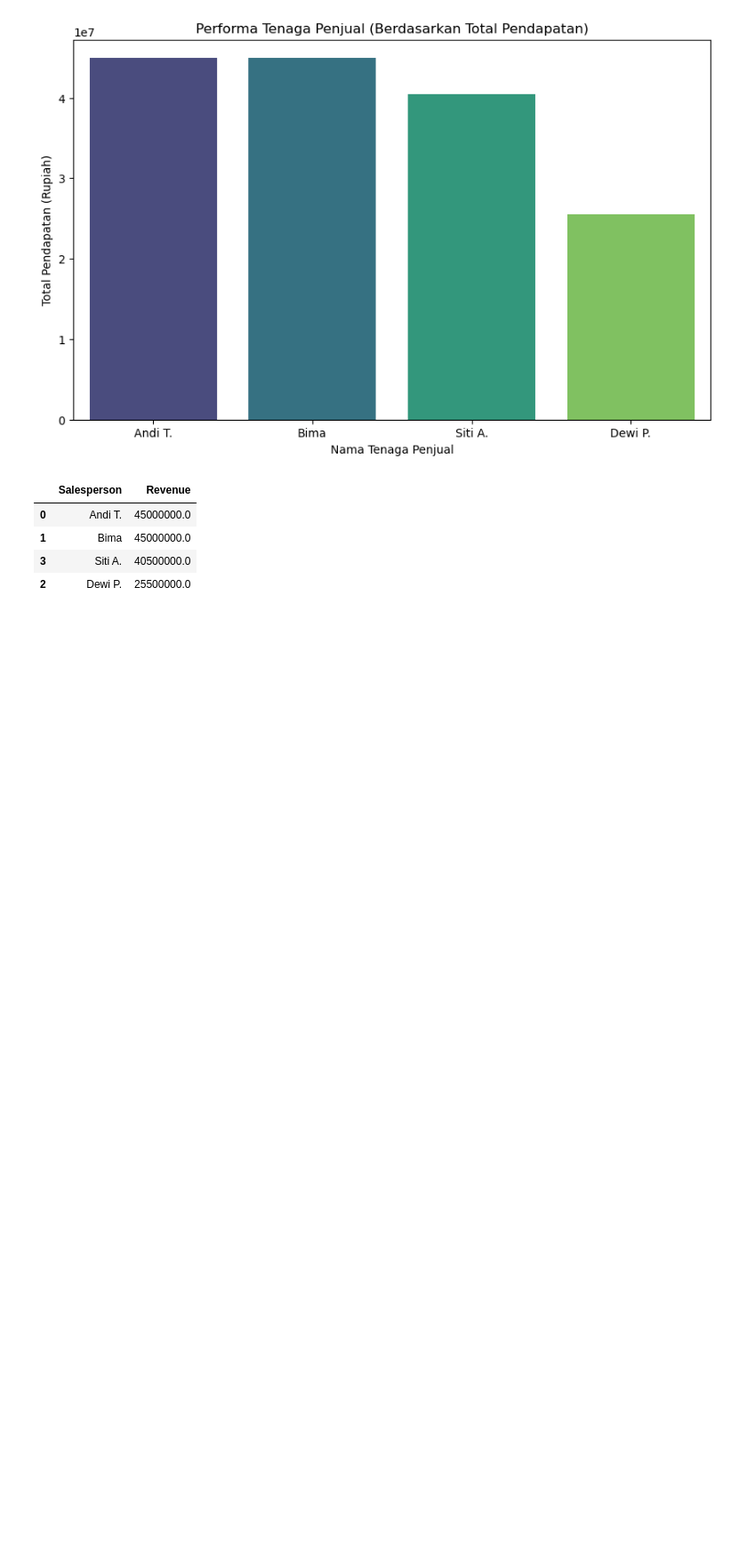
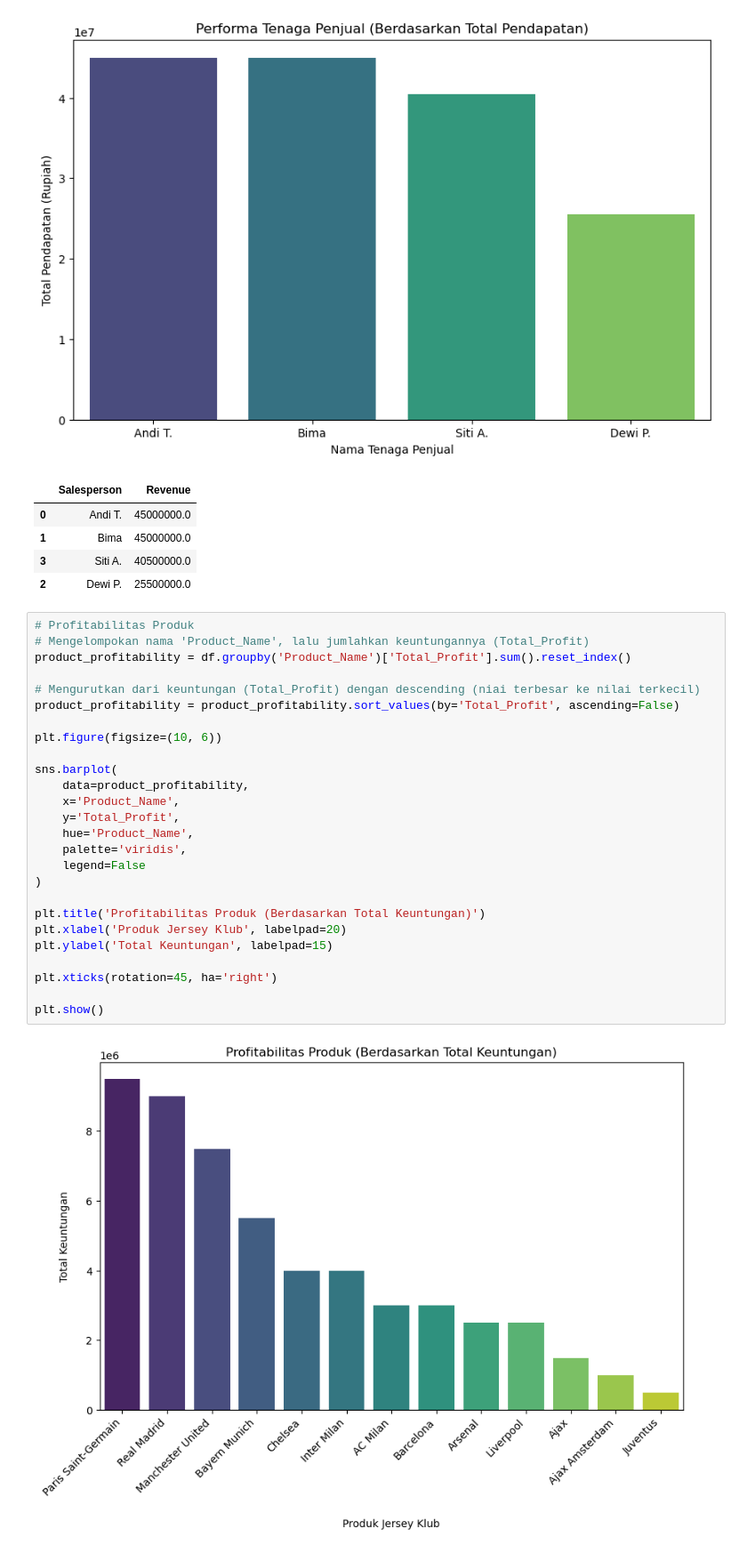
Before and after one commit to rottiiibakarr/Capstone_Project_Data_Cleaning, a Jupyter notebook: Portfolio_RetailSales_&_Profitability_Analytics/data_visualization.ipynb, the cells around one changed output. Shown at 89% size. Drawn from its saved outputs; the diff is of its cells as text; blank space fills up the shorter version.

Commit message:
Commit: Profitabilitas Produk

```diff
--- a/Portfolio_RetailSales_&_Profitability_Analytics/data_visualization.ipynb
+++ b/Portfolio_RetailSales_&_Profitability_Analytics/data_visualization.ipynb
@@ -39,3 +39,31 @@ sales_performance
 | 1 | Bima | 45000000.0 |
 | 3 | Siti A. | 40500000.0 |
 | 2 | Dewi P. | 25500000.0 |
+# %%
+# Profitabilitas Produk
+# Mengelompokan nama 'Product_Name', lalu jumlahkan keuntungannya (Total_Profit)
+product_profitability = df.groupby('Product_Name')['Total_Profit'].sum().reset_index()
+
+# Mengurutkan dari keuntungan (Total_Profit) dengan descending (niai terbesar ke nilai terkecil)
+product_profitability = product_profitability.sort_values(by='Total_Profit', ascending=False)
+
+plt.figure(figsize=(10, 6))
+
+sns.barplot(
+    data=product_profitability,
+    x='Product_Name',
+    y='Total_Profit',
+    hue='Product_Name',
+    palette='viridis',
+    legend=False
+)
+
+plt.title('Profitabilitas Produk (Berdasarkan Total Keuntungan)')
+plt.xlabel('Produk Jersey Klub', labelpad=20)
+plt.ylabel('Total Keuntungan', labelpad=15)
+
+plt.xticks(rotation=45, ha='right')
+
+plt.show()
+# %% [output]
+[figure, added]
```
